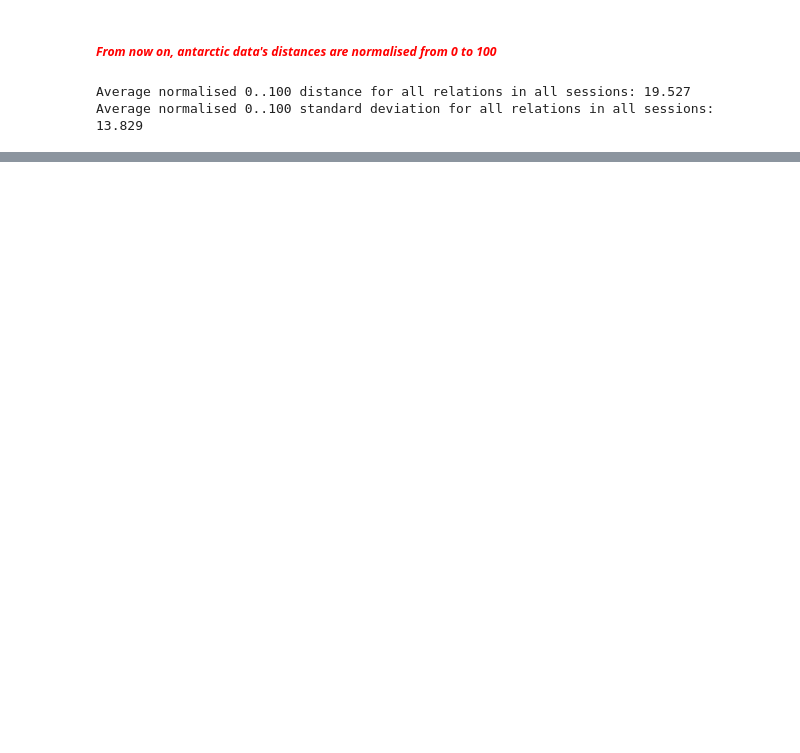
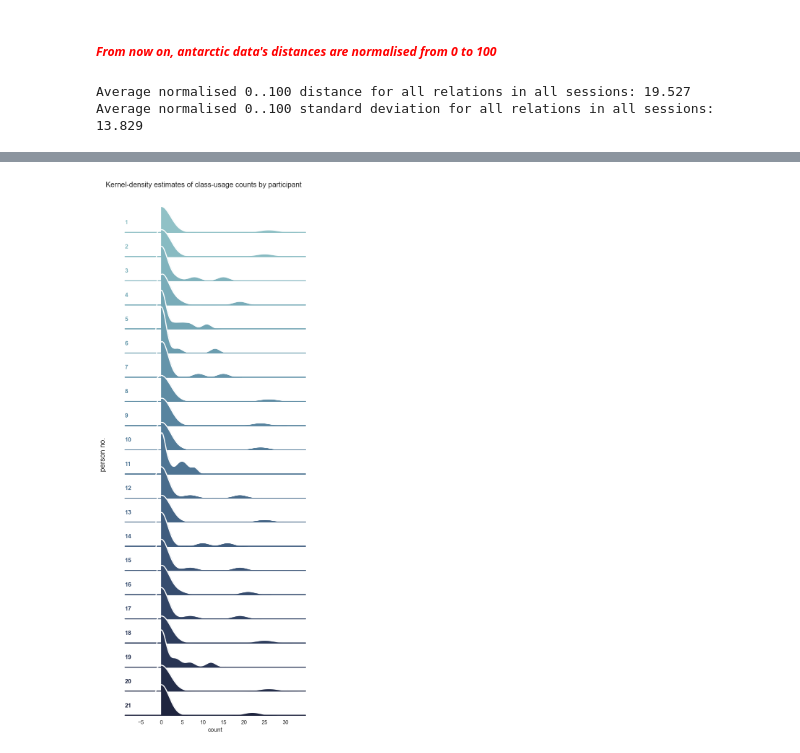
Before and after one commit to marcindahlen/Antarctica_research_2020, a Jupyter notebook: notebook.ipynb, the cells around one changed output, grey strips where cells are left out. Cells and saved outputs as stored; diff of their text form; code cells hidden in the pictures; blank space fills up the shorter version.

```diff
--- a/notebook.ipynb
+++ b/notebook.ipynb
@@ -134,0 +92,4 @@ raw_data['sesja-1.xlsx']['GR2'].head()
+# %%
+qualitive_dataframe = pandas.read_excel(data_path + 'antarktyda-lubienie-nie-lubienie.xlsx', dtype=object)
+
+qualitive_dataframe.head()
@@ -303,14 +202,3 @@ for i_s, session in enumerate(antarctic_session_data):
-# %%
-student_distances = {}
-for group, sessions in student_data.items():
-    if group not in student_distances:
-        student_distances[group] = {}
-    for session, people in sessions.items():
-        if session not in student_distances[group]:
-            student_distances[group][session] = {}
-        for person, pairs in people.items():
-            person_pos = pairs[list(people.keys()).index(person)] # positions is a list
-            student_distances[group][session][person] = [calc_dist(person_pos, other_pos) for other_pos in pairs]
 # %% [markdown]
 ###  Statistics and distributions
 # %%
@@ -560,3 +251,0 @@ student_distances_by_group.shape
-# %%
-seaborn.set_theme(style="ticks")
-seaborn.histplot(data=student_distances_by_group, x="distance", hue="group", bins=50, multiple="stack", common_norm=False)
@@ -989,0 +478,28 @@ incoming_outgoing_dist_df.head()
+# %%
+seaborn.set_theme(style="white", rc={"axes.facecolor": (0, 0, 0, 0)})
+
+pal = seaborn.cubehelix_palette(21, rot=-.25, light=.7)
+g = seaborn.FacetGrid(qualitive_aggregated_dataframe, row="Lp.", hue="Lp.", aspect=8, height=.75, palette=pal)
+
+g.map(seaborn.kdeplot, "count", bw_adjust=.5, clip=(0, None), clip_on=False, fill=True, alpha=1, linewidth=1.5)
+g.map(seaborn.kdeplot, "count", clip=(0, None), clip_on=False, color="w", lw=2, bw_adjust=.5)
+
+g.refline(y=0, linewidth=2, linestyle="-", color=None, clip_on=False)
+
+def label(x, color, label):
+    ax = matplotlib.pyplot.gca()
+    ax.text(0, .2, label, fontweight="bold", color=color, ha="left", va="center", transform=ax.transAxes)
+
+g.map(label, "count")
+
+g.figure.subplots_adjust(hspace=-.5)
+g.set_titles("")
+g.set(yticks=[], ylabel="")
+g.despine(bottom=True, left=True)
+
+g.fig.suptitle('Kernel-density estimates of class-usage counts by participant')
+g.fig.supylabel('person no.')
+
+matplotlib.pyplot.savefig('ridgeplot-qualitative-kerneldensity.png')
+# %% [output]
+[figure, added]
```
Also changed, not shown: parts of 96 cells of this notebook, 3 other files.
